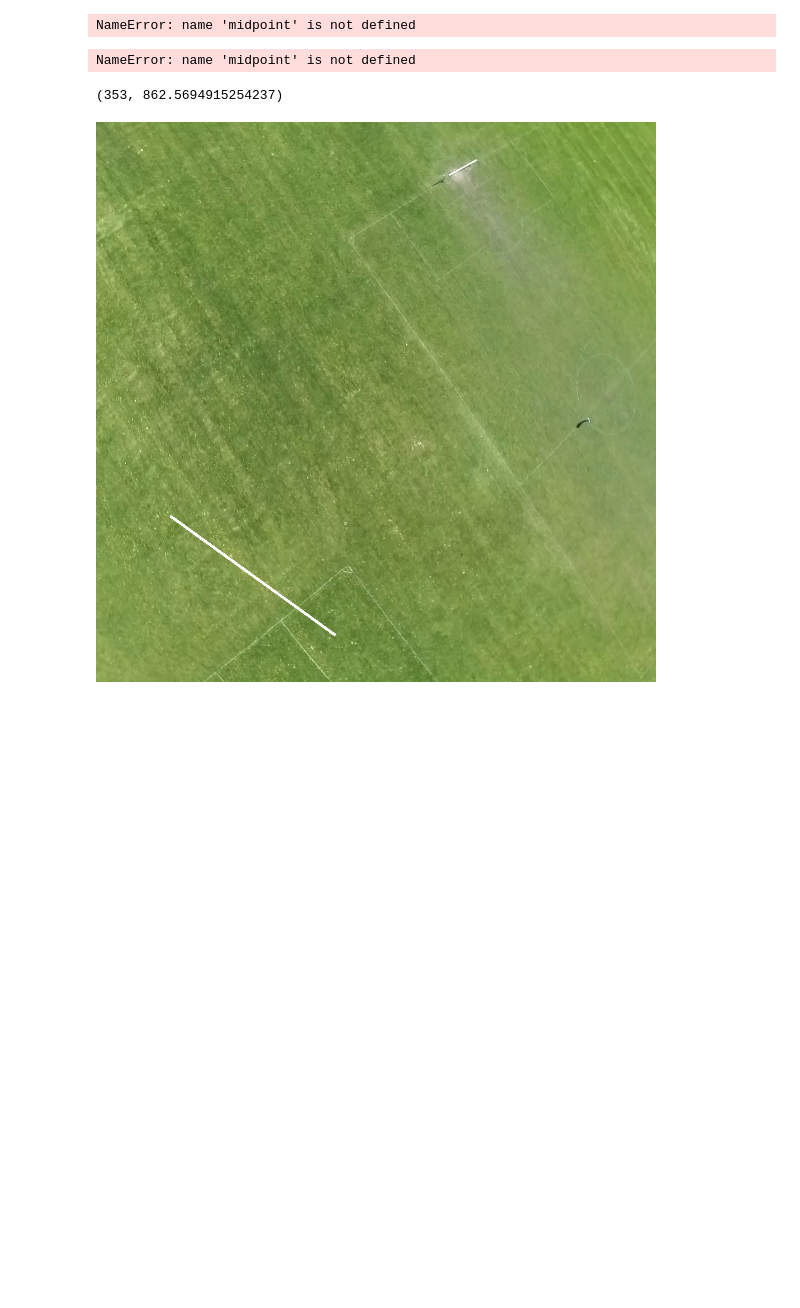
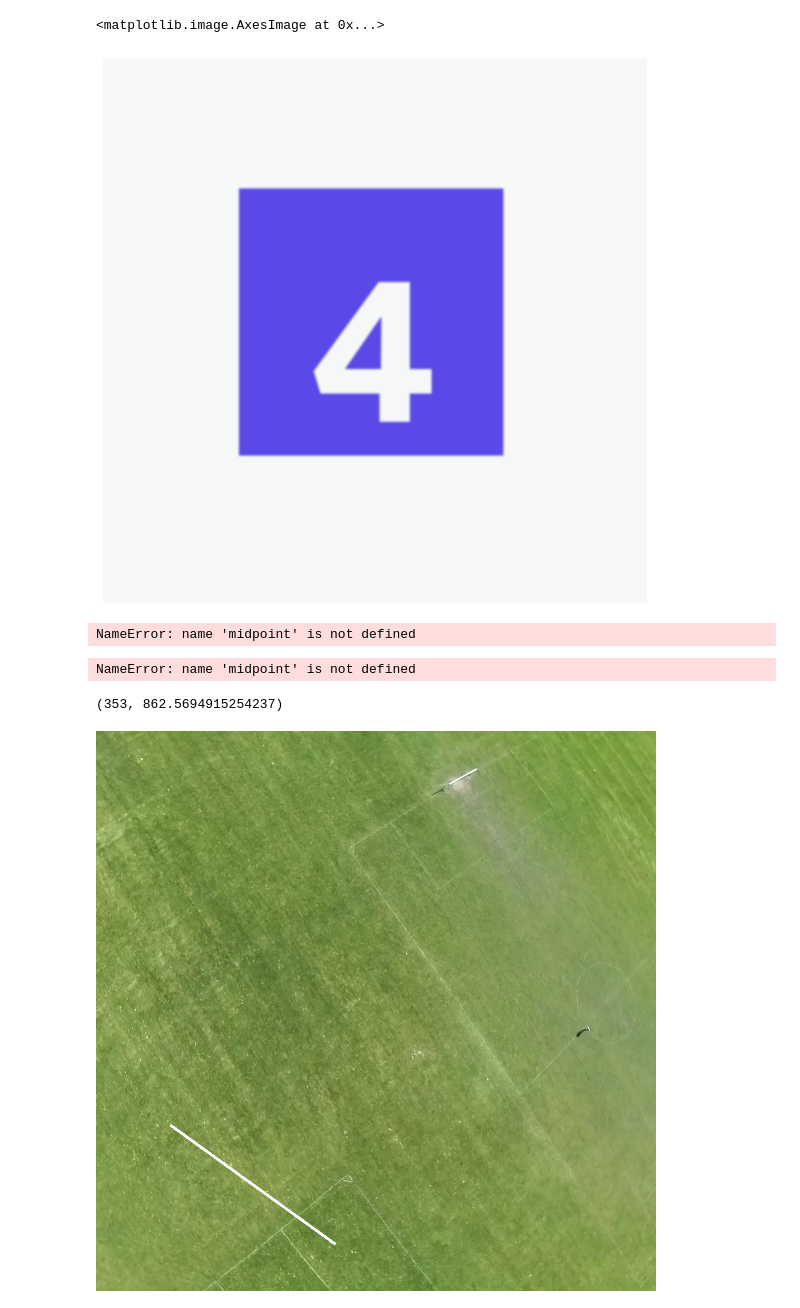
Before and after one commit to ChenfuShi/Hestia_imeche_vision_challenge, a Jupyter notebook: tests_chenfu/test_generate_targets.ipynb, the cells around one changed output. Drawn from its saved outputs; the diff is of its cells as text; code cells hidden in the pictures; blank space fills up the shorter version.

```diff
--- a/tests_chenfu/test_generate_targets.ipynb
+++ b/tests_chenfu/test_generate_targets.ipynb
@@ -14,14 +12,18 @@ image_size = 1000
-# %%
-def rand_error(r = 0.02):
-    return int(random.uniform(-r, r)*image_size)
+# %%
+IMAGE_SIZE = 1000
+SPOTLIGHT_PROB = 0.3
+FONTS_DIR = "../NN_recognition_train/dataset/fonts/*"
 # %%
+def rand_error(r = 0.02):
+    return int(random.uniform(-r, r)*IMAGE_SIZE)
+
 def get_random_bright_color():
     h,s,l = random.random(), 0.5 + random.random()/2.0, 0.4 + random.random()/5.0
     R,G,B = [int(256*i) for i in colorsys.hls_to_rgb(h,l,s)]
     return R,G,B
 
 def get_dirty_white():
-    h,s,l = random.random(), random.random()/3, 0.8 + random.random()/5.0
+    h,s,l = random.random(), random.random()/3, 0.95 + random.random()/20.0
     R,G,B = [int(256*i) for i in colorsys.hls_to_rgb(h,l,s)]
     return R,G,B
 # %%
@@ -128,20 +129,24 @@ def get_random_target():
     R,G,B = get_random_bright_color()
     R_w, G_w, B_w = get_dirty_white()
 
-    img = Image.new('RGB', (image_size, image_size), color = (R_w, G_w, B_w))
-    coloured_box = Image.new('RGB', (image_size//2 + rand_error(), image_size//2 + rand_error()), color = (R, G, B))
+    img = Image.new('RGB', (IMAGE_SIZE, IMAGE_SIZE), color = (R_w, G_w, B_w))
+    coloured_box = Image.new('RGB', (IMAGE_SIZE//2 + rand_error(), IMAGE_SIZE//2 + rand_error()), color = (R, G, B))
 
-    img.paste(coloured_box,(image_size//4 + rand_error(0.03), image_size//4 + rand_error(0.03)))
+    img.paste(coloured_box,(IMAGE_SIZE//4 + rand_error(0.03), IMAGE_SIZE//4 + rand_error(0.03)))
 
     letter = random.choice("ABCDEFGHIJKLMNOPQRSTUVWXYZ0123456789")
-    font = random.choice(glob.glob("fonts\*"))
-    fnt = ImageFont.truetype(font, int(image_size*0.75/2) + rand_error())
+    font = random.choice(glob.glob(FONTS_DIR))
+    fnt = ImageFont.truetype(font, int(IMAGE_SIZE*0.75/2) + rand_error())
 
     d = ImageDraw.Draw(img)
     w,h = fnt.getsize(letter)
-    d.text(((image_size-w)//2 + rand_error(),(image_size-h)//2 + rand_error()), letter, font=fnt, fill=(R_w, G_w, B_w))
+    d.text(((IMAGE_SIZE-w)//2 + rand_error(),(IMAGE_SIZE-h)//2 + rand_error()), letter, font=fnt, fill=(R_w, G_w, B_w))
 
-    img = add_spot_light(img)
-    img = Image.fromarray(cv2.cvtColor(img,cv2.COLOR_BGR2RGB))
+    if random.random() < SPOTLIGHT_PROB:
+        img = add_spot_light(img)
+        img = Image.fromarray(cv2.cvtColor(img,cv2.COLOR_BGR2RGB))
+    else:
+        img = np.asarray(img, dtype=np.uint8)
+        img = Image.fromarray(img)
     return img, letter, (R,G,B)
 # %%
@@ -223,6 +247,15 @@ img
 for i in range(25):
     a,b,c,d,e = stitch_random_square(random.choice(list_of_grass_images))
     a.save(f"show_you_{i}" + ".jpeg")
+# %%
+square_img, letter, color = get_random_target()
+plt.figure(figsize=(10,10))
+plt.axis(False)
+square_img = square_img.filter(ImageFilter.GaussianBlur(radius=2))
+plt.imshow(square_img)
+# %% [output]
+<matplotlib.image.AxesImage at 0x...>
+[figure, added]
 # %%
 A = (random.randint(-100, 1100), random.randint(-100, 1100))
 B = (A[0] + random.randint(-300, 300), A[1] + random.randint(-300, 300))
```
Also changed, not shown: parts of 7 cells of this notebook, 15 other files.
